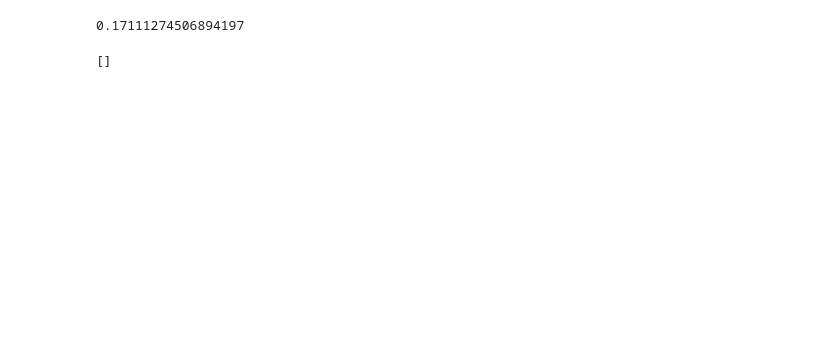
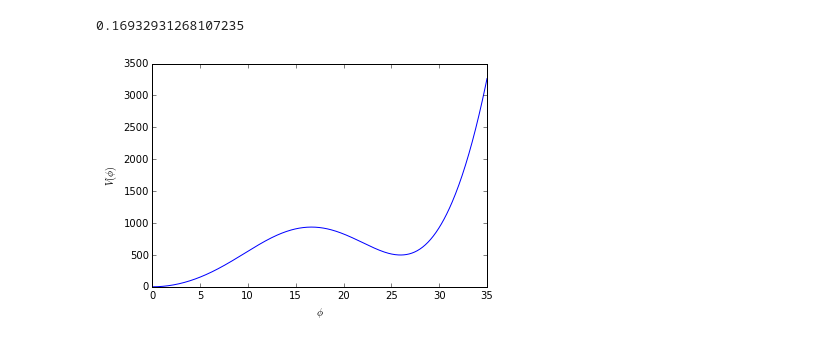
Before and after one commit to nblinov/ct_sm, a Jupyter notebook: sm_example.ipynb, the cells around one changed output. Cells and saved outputs as stored; diff of their text form; code cells hidden in the pictures; blank space fills up the shorter version.

```diff
--- a/sm_example.ipynb
+++ b/sm_example.ipynb
@@ -248,9 +185,8 @@ model.calcTcTrans()
 # %%
-calcStrength(model.TcTrans[0])
+calcStrength(transObj[0])
 # %% [output]
-0.17111274506894197
+0.16932931268107235
-# %%
-# This fails for some reason!
-model.findAllTransitions()
-# %% [output]
-[]
+# %%
+model.plot1d(0,35,T=Tc*1.0001)
+# %% [output]
+[figure, added]
```
Also changed, not shown: parts of 26 cells of this notebook, 1 other file.
